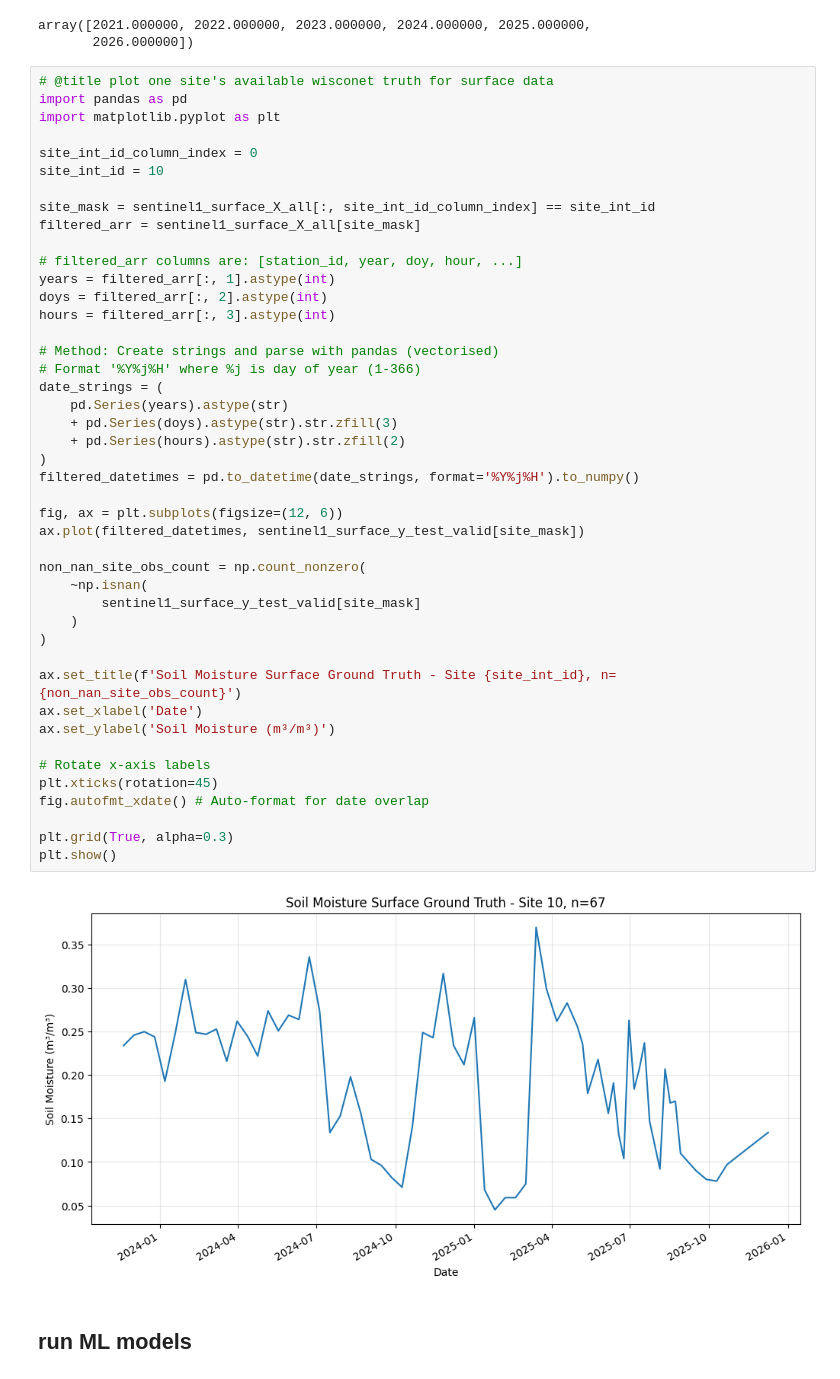
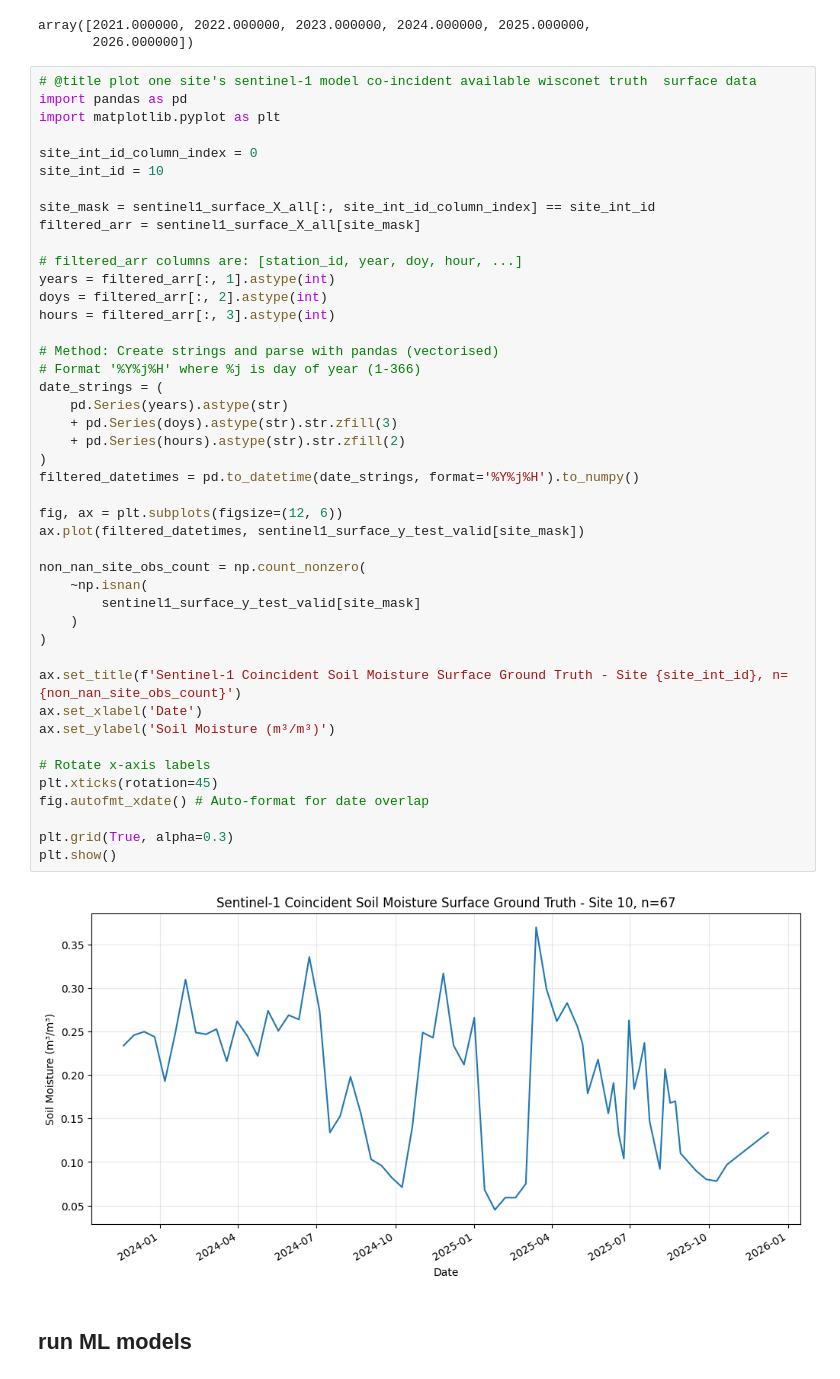
Before and after one commit to ilmcconnell/HRSM, a Jupyter notebook: HRSM_MAPPING_ML_pipeline_multiplePoints_lgar_inputs.ipynb, the cells around one changed output. Saved outputs shown, nothing was run; the diff lists cells and outputs as text.

```diff
--- a/HRSM_MAPPING_ML_pipeline_multiplePoints_lgar_inputs.ipynb
+++ b/HRSM_MAPPING_ML_pipeline_multiplePoints_lgar_inputs.ipynb
@@ -3019,7 +3034,7 @@ np.unique(sentinel1_surface_X_all[nan_values_mask][:, 1])  # every year
 array([2021.000000, 2022.000000, 2023.000000, 2024.000000, 2025.000000,
        2026.000000])
 # %%
-# @title plot one site's available wisconet truth for surface data
+# @title plot one site's sentinel-1 model co-incident available wisconet truth  surface data
 import pandas as pd
 import matplotlib.pyplot as plt
 
@@ -3035,35 +3050,35 @@ doys = filtered_arr[:, 2].astype(int)
 hours = filtered_arr[:, 3].astype(int)
 
 # Method: Create strings and parse with pandas (vectorised)
 # Format '%Y%j%H' where %j is day of year (1-366)
 date_strings = (
     pd.Series(years).astype(str)
     + pd.Series(doys).astype(str).str.zfill(3)
     + pd.Series(hours).astype(str).str.zfill(2)
 )
 filtered_datetimes = pd.to_datetime(date_strings, format='%Y%j%H').to_numpy()
 
 fig, ax = plt.subplots(figsize=(12, 6))
 ax.plot(filtered_datetimes, sentinel1_surface_y_test_valid[site_mask])
 
 non_nan_site_obs_count = np.count_nonzero(
     ~np.isnan(
         sentinel1_surface_y_test_valid[site_mask]
     )
 )
 
-ax.set_title(f'Soil Moisture Surface Ground Truth - Site {site_int_id}, n={non_nan_site_obs_count}')
+ax.set_title(f'Sentinel-1 Coincident Soil Moisture Surface Ground Truth - Site {site_int_id}, n={non_nan_site_obs_count}')
 ax.set_xlabel('Date')
 ax.set_ylabel('Soil Moisture (m³/m³)')
 
 # Rotate x-axis labels
 plt.xticks(rotation=45)
 fig.autofmt_xdate() # Auto-format for date overlap
 
 plt.grid(True, alpha=0.3)
 plt.show()
 # %% [output]
-[figure, old version]
+[figure, new version]
 # %% [markdown]
 ## run ML models
 # %%
```
Also changed, not shown: parts of 22 cells of this notebook.
